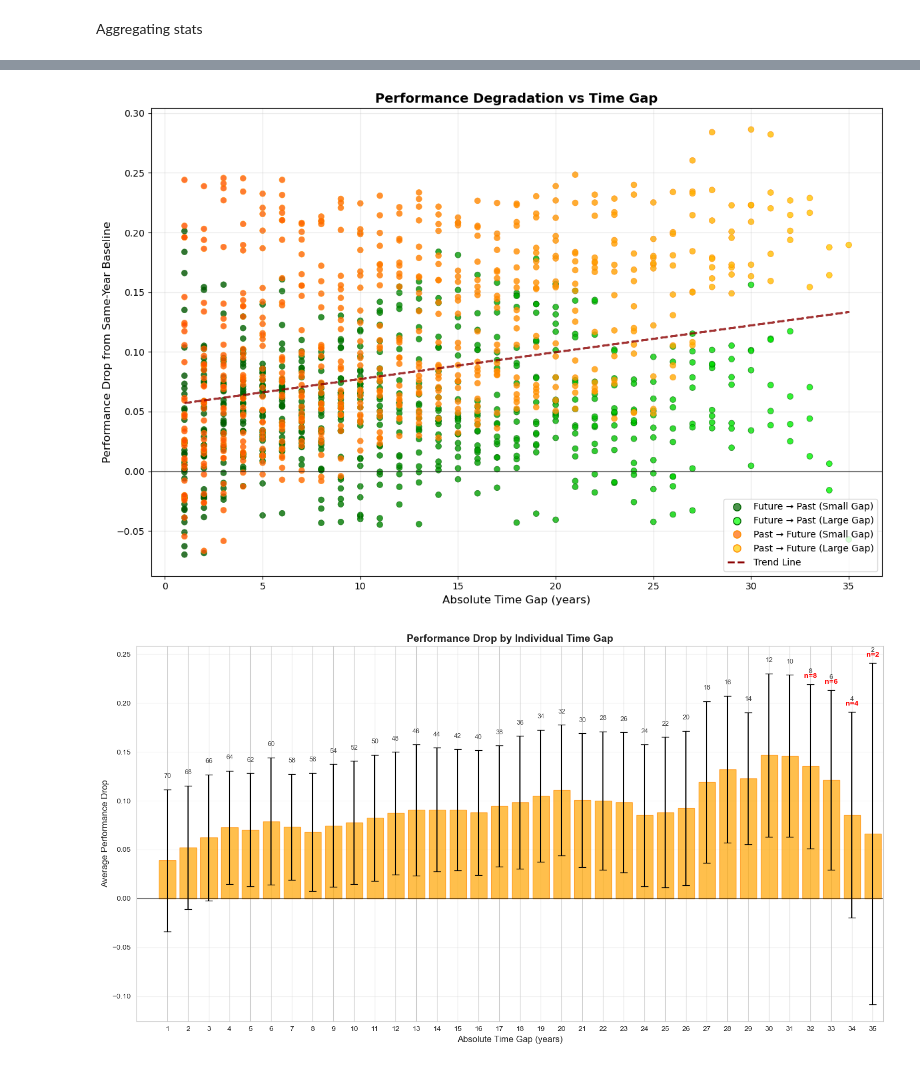
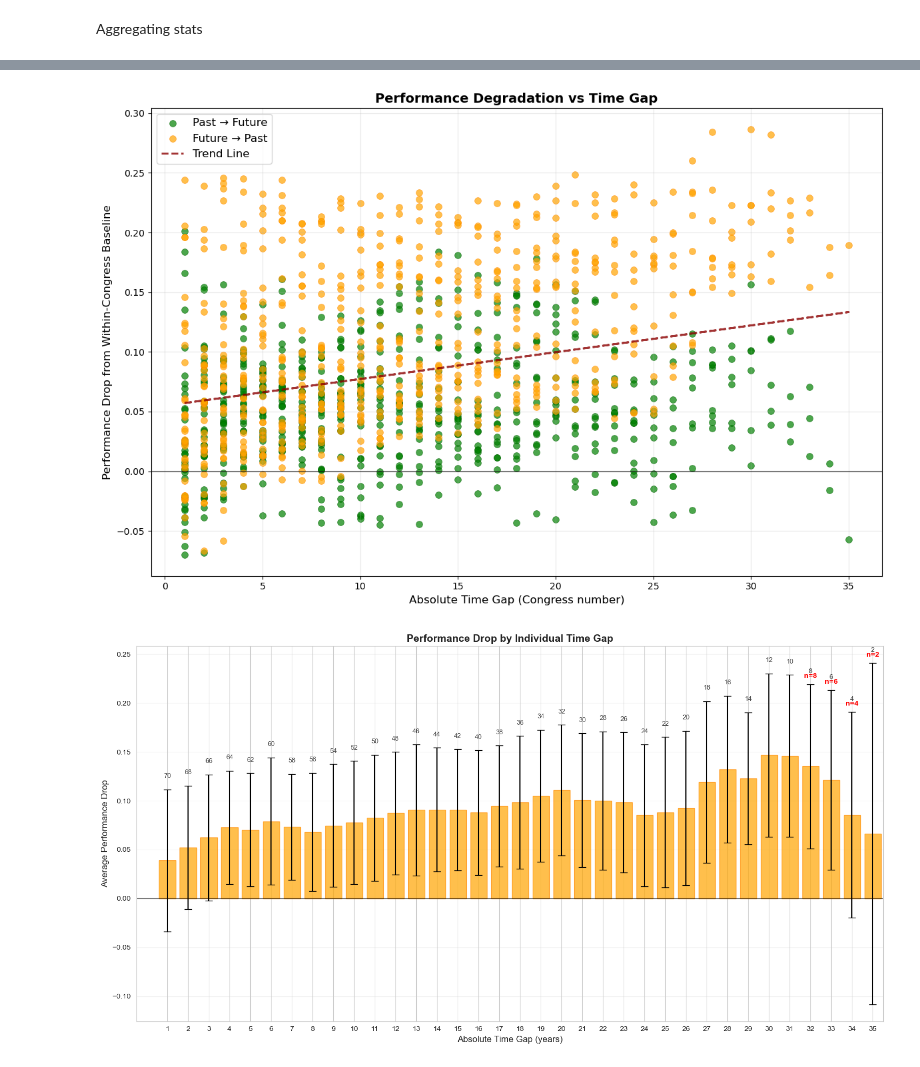
Before and after one commit to giacomotre/congress-polarization-thesis, a Jupyter notebook: notebooks/cross_year_analysis.ipynb, the cells around one changed output, grey strips where cells are left out. Saved outputs shown, nothing was run; the diff lists cells and outputs as text; code cells hidden in the pictures.

```diff
--- a/notebooks/cross_year_analysis.ipynb
+++ b/notebooks/cross_year_analysis.ipynb
@@ -281,69 +279,45 @@ if not valid_drops.empty:
     valid_drops_copy = valid_drops.copy()
     valid_drops_copy['actual_time_gap'] = valid_drops_copy['test_year'] - valid_drops_copy['train_year']
 
     # Get maximum gap for normalization
     max_gap = valid_drops_copy['abs_time_gap'].max()
 
     # Separate positive and negative gaps
     positive_gaps = valid_drops_copy[valid_drops_copy['actual_time_gap'] > 0]
     negative_gaps = valid_drops_copy[valid_drops_copy['actual_time_gap'] < 0]
 
-    # Plot positive gaps with green gradient
+    # Plot positive gaps in solid green (Train on Past → Test on Future)
     if not positive_gaps.empty:
-        norm_pos_gaps = positive_gaps['abs_time_gap'] / max_gap
-        pos_colors = [(0, 0.3 + 0.7 * intensity, 0, 0.7) for intensity in norm_pos_gaps]
+        ax.scatter(positive_gaps['abs_time_gap'], positive_gaps['performance_drop'],
+                  alpha=0.7, s=50, c='green',
+                  label='Past → Future', edgecolors='darkgreen', linewidth=0.5)
 
-        ax.scatter(positive_gaps['abs_time_gap'], positive_gaps['performance_drop'],
-                  alpha=0.8, s=40, c=pos_colors,
-                  label='Future → Past (Positive Gap)', edgecolors='darkgreen', linewidth=0.5)
-
-    # Plot negative gaps with orange gradient
+    # Plot negative gaps in solid orange (Train on Future → Test on Past)
     if not negative_gaps.empty:
-        norm_neg_gaps = negative_gaps['abs_time_gap'] / max_gap
-        neg_colors = [(1, 0.3 + 0.5 * intensity, 0, 0.7) for intensity in norm_neg_gaps]
-
         ax.scatter(negative_gaps['abs_time_gap'], negative_gaps['performance_drop'],
-                  alpha=0.8, s=40, c=neg_colors,
-                  label='Past → Future (Negative Gap)', edgecolors='darkorange', linewidth=0.5)
+                  alpha=0.7, s=50, c='orange',
+                  label='Future → Past', edgecolors='darkorange', linewidth=0.5)
 
     # Add trend line
     if len(valid_drops) > 1:
         z = np.polyfit(valid_drops['abs_time_gap'], valid_drops['performance_drop'], 1)
         p = np.poly1d(z)
         ax.plot(valid_drops['abs_time_gap'], p(valid_drops['abs_time_gap']),
                "darkred", linestyle='--', alpha=0.8, linewidth=2, label='Trend Line')
 
-    # Create custom legend
-    legend_elements = []
-    legend_elements.append(plt.Line2D([0], [0], marker='o', color='w',
-                                    markerfacecolor=(0, 0.4, 0, 0.7), markersize=8,
-                                    label='Future → Past (Small Gap)', markeredgecolor='darkgreen'))
-    legend_elements.append(plt.Line2D([0], [0], marker='o', color='w',
-                                    markerfacecolor=(0, 1, 0, 0.7), markersize=8,
-                                    label='Future → Past (Large Gap)', markeredgecolor='darkgreen'))
-    legend_elements.append(plt.Line2D([0], [0], marker='o', color='w',
-                                    markerfacecolor=(1, 0.4, 0, 0.7), markersize=8,
-                                    label='Past → Future (Small Gap)', markeredgecolor='darkorange'))
-    legend_elements.append(plt.Line2D([0], [0], marker='o', color='w',
-                                    markerfacecolor=(1, 0.8, 0, 0.7), markersize=8,
-                                    label='Past → Future (Large Gap)', markeredgecolor='darkorange'))
-
-    if len(valid_drops) > 1:
-        legend_elements.append(plt.Line2D([0], [0], color='darkred', linestyle='--',
-                                        linewidth=2, label='Trend Line'))
-
-    ax.legend(handles=legend_elements, loc='best', fontsize=10)
+    # Use simple legend with standard scatter plot legend
+    ax.legend(loc='best', fontsize=12)
 
 ax.axhline(y=0, color='black', linestyle='-', alpha=0.5)
-ax.set_xlabel('Absolute Time Gap (years)', fontsize=12)
-ax.set_ylabel('Performance Drop from Same-Year Baseline', fontsize=12)
+ax.set_xlabel('Absolute Time Gap (Congress number)', fontsize=12)
+ax.set_ylabel('Performance Drop from Within-Congress Baseline', fontsize=12)
 ax.set_title('Performance Degradation vs Time Gap', fontsize=14, fontweight='bold')
 ax.grid(True, alpha=0.3)
 
 plt.tight_layout()
 plt.show()
 # %% [output]
-[figure, old version]
+[figure, new version]
 # %%
 # Use the same data preparation from previous block, assuming df_analysis and cross_year_data are already prepared
 
```
Also changed, not shown: parts of 2 cells of this notebook, 9 other files.
